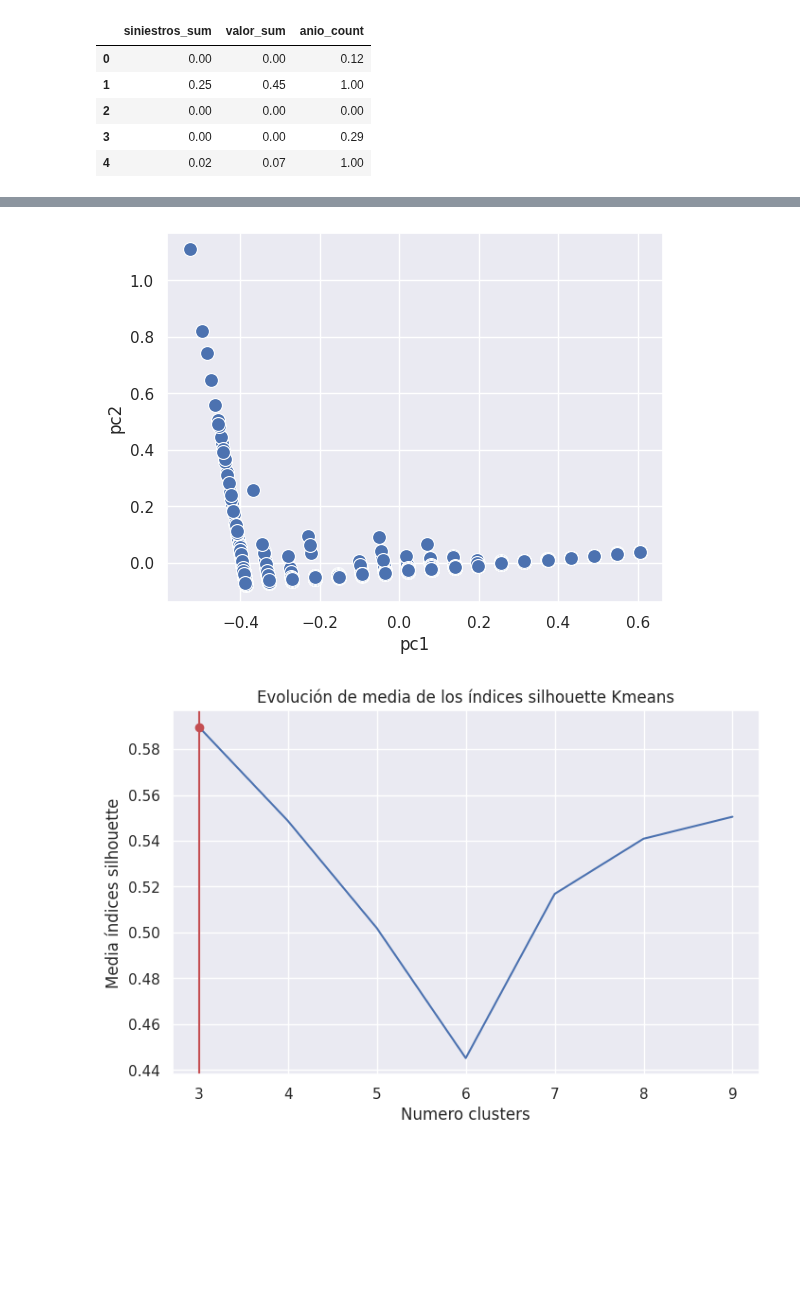
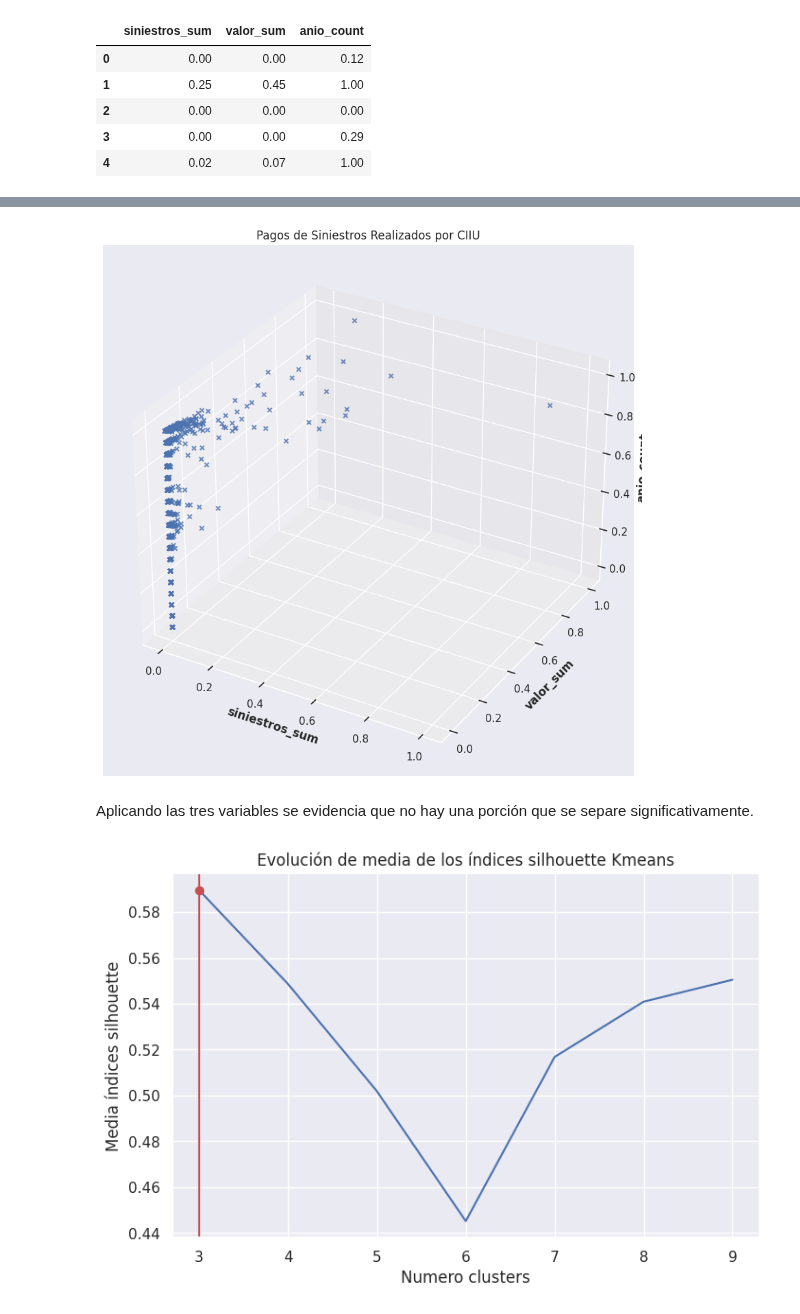
Before and after one commit to Kaiziferr/machine_learning, a Jupyter notebook: clusters/02_fuzzy_claims_payments.ipynb, the cells around one changed output, grey strips where cells are left out. Saved outputs shown, nothing was run; the diff lists cells and outputs as text; code cells hidden in the pictures; blank space fills up the shorter version.

```diff
--- a/clusters/02_fuzzy_claims_payments.ipynb
+++ b/clusters/02_fuzzy_claims_payments.ipynb
@@ -413,3 +453,0 @@ data_df, final_pca, info = componentes_principales(
-# %%
-pdata = pd.DataFrame(data_df, columns = ['pc1', 'pc2'])
-pdata
@@ -430,13 +454,35 @@ pdata
-# %%
-sns.scatterplot(
-    data=pdata,
-    x ='pc1',
-    y= 'pc2',
-    palette= paleta,
-    s= 100 )
-plt.show()
-# %% [output]
-[figure, removed]
+# %%
+fig = plt.figure(figsize = (10, 15))
+ax = plt.axes(projection ="3d")
+
+x=pdata['siniestros_sum']
+y=pdata['valor_sum']
+z=pdata['anio_count']
+
+
+my_cmap = plt.get_cmap('tab10')
+
+
+sctt = ax.scatter3D(
+    x,
+    y,
+    z,
+    alpha = 0.8,
+
+    cmap = my_cmap,
+    marker ='x')
+
+
+plt.title(title_data)
+ax.set_xlabel('siniestros_sum', fontweight ='bold')
+ax.set_ylabel('valor_sum', fontweight ='bold')
+ax.set_zlabel('anio_count', fontweight ='bold')
+
+plt.show()
+# %% [output]
+[figure, added]
+# %% [markdown]
+Aplicando las tres variables se evidencia que no hay una porción que se separe significativamente.
 # %%
 model = FCM(max_iter=300, m=2, random_state=12354)
 silhouette_select_cluster(model, (3,10), X_train, name_model = 'Kmeans')
```
Also changed, not shown: parts of 31 cells of this notebook.
